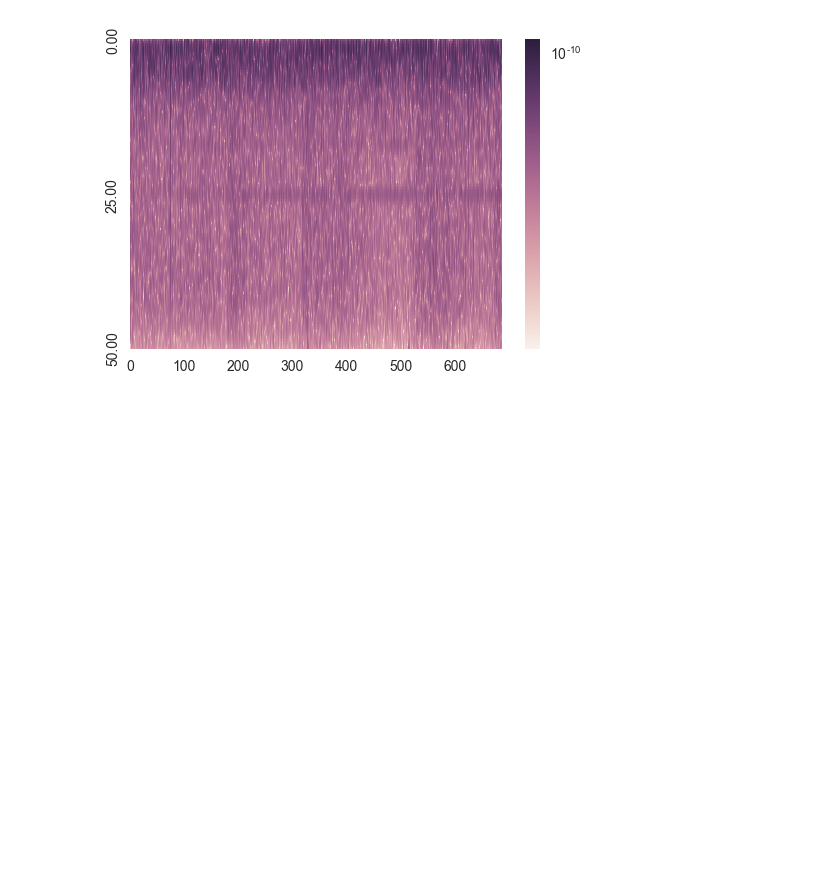
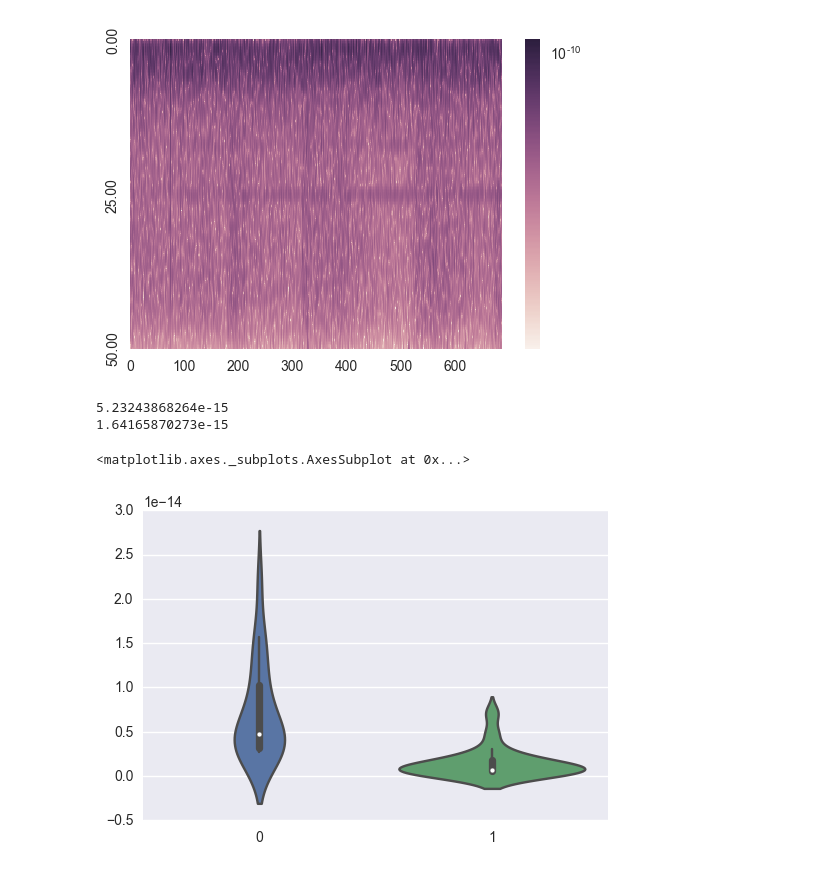
Before and after one commit to turtle-lea/ciencia-de-datos, a Jupyter notebook: tp-2/tp-2-corregido.ipynb, the cells around one changed output. Cells and saved outputs as stored; diff of their text form; code cells hidden in the pictures; blank space fills up the shorter version.

Commit message:
Agregado violin plot

```diff
--- a/tp-2/tp-2-corregido.ipynb
+++ b/tp-2/tp-2-corregido.ipynb
@@ -204,0 +264,16 @@ potencia_por_epoca(p02, 50)
+# %%
+alpha_s_array, alpha_p_array = bandas_alpha_sujetos([s01, s02],[p01,p02])
+# %%
+print np.(alpha_s_array)
+print np.std(alpha_p_array)
+# %% [output]
+5.23243868264e-15
+1.64165870273e-15
+# %%
+#seaborn.violinplot(alpha_s_array)
+#seaborn.violinplot(alpha_p_array, color="red")
+#tips = ["Sanos", "Patologicos"]
+seaborn.violinplot(data= (alpha_s_array,alpha_p_array), split=True)
+# %% [output]
+<matplotlib.axes._subplots.AxesSubplot at 0x...>
+[figure, added]
```
Also changed, not shown: parts of 1 cell of this notebook.
